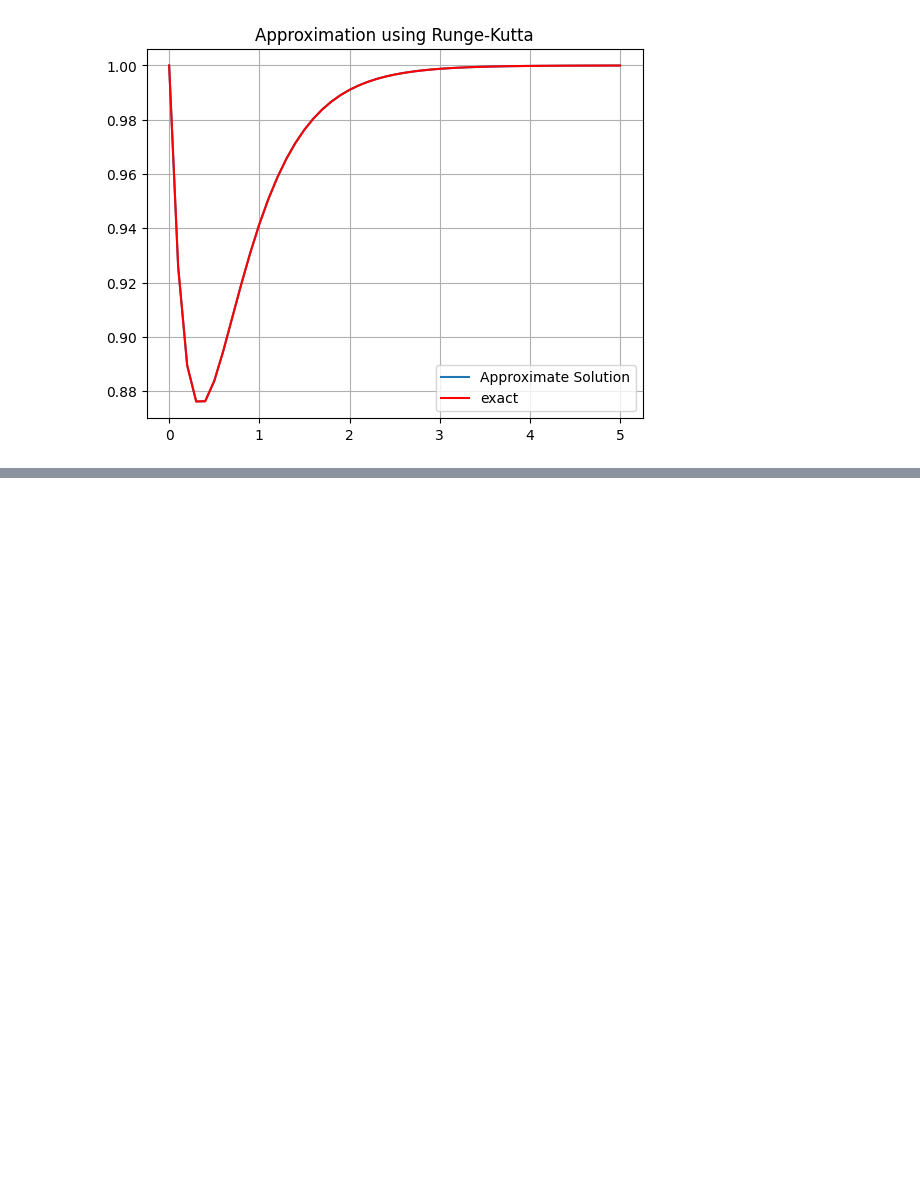
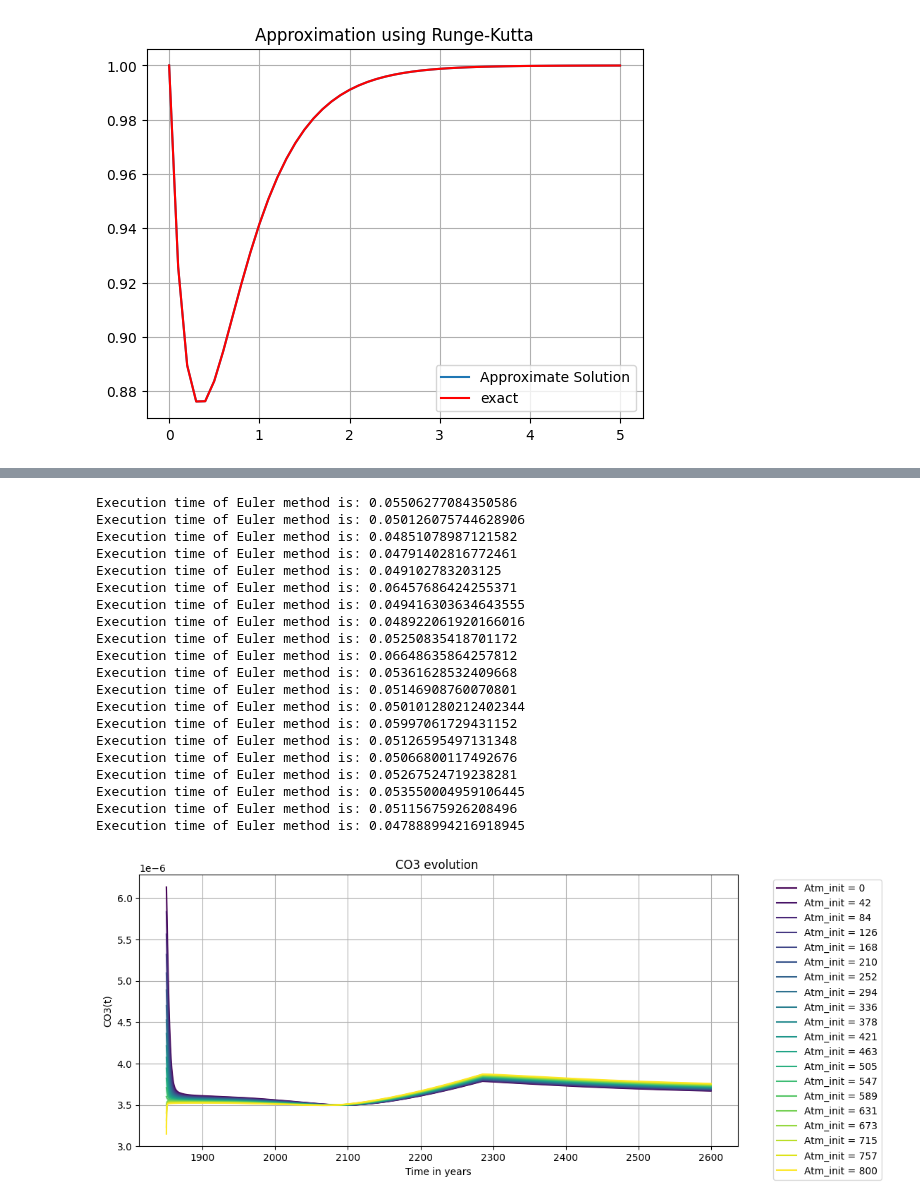
Before and after one commit to KHOUTAIBI/NumericalAnalysis, a Jupyter notebook: python/climate.ipynb, the cells around one changed output, grey strips where cells are left out. Saved outputs shown, nothing was run; the diff lists cells and outputs as text; code cells hidden in the pictures; blank space fills up the shorter version.

```diff
--- a/python/climate.ipynb
+++ b/python/climate.ipynb
@@ -263,0 +305,54 @@ plt.show()
+# %%
+fig, ax = plt.subplots(figsize=(10, 5))
+Atmosphere_Initial = 750
+CarbonateRock_Initial = 100000000
+DeepOcean_Initial = 38000
+FossilFuel_Initial = 7500
+Plant_Initial = 560
+Soil_Initial = 1500
+SurfaceOcean_Initial = 890
+VegLandArea_percent_Initial = 100
+
+atm = np.linspace(0,800,20)
+surfo = np.linspace(500,1000,20)
+
+x0 = [ [a, CarbonateRock_Initial, DeepOcean_Initial, FossilFuel_Initial, Plant_Initial, Soil_Initial, s, VegLandArea_percent_Initial] for (s,a) in zip(surfo,atm)]
+polynomial = lambda x,y : pow(x,2) - Alk*(2*x - Alk)*(1-4*y)
+colors = plt.cm.viridis(np.linspace(0, 1, len(x0)))
+
+for i in range(len(x0)):
+    number_steps, y = euler_Matrix(f=derivative, y_0=x0[i], step=0.1, t_0=1850.0, T=750)
+    inter_C03 = CO3(HCO3(Kcarb(WaterTemp(GlobalTemp(AtmCO2(y[:,0])))),y[:,-4]))
+    ax.plot(np.arange(1850, 1850 + 750 + 0.1, 0.1), inter_C03, color=colors[i], label=f"Atm_init = {int(atm[i])}")
+
+
+# plot and move left
+plt.title('CO3 evolution ')
+plt.xlabel("Time in years")
+plt.ylabel("CO3(t)")
+plt.subplots_adjust(left=0.05)
+plt.legend(bbox_to_anchor=(1.05, 1))
+plt.grid()
+plt.show()
+# %% [output]
+Execution time of Euler method is: 0.05506277084350586
+Execution time of Euler method is: 0.050126075744628906
+Execution time of Euler method is: 0.04851078987121582
+Execution time of Euler method is: 0.04791402816772461
+Execution time of Euler method is: 0.049102783203125
+Execution time of Euler method is: 0.06457686424255371
+Execution time of Euler method is: 0.049416303634643555
+Execution time of Euler method is: 0.048922061920166016
+Execution time of Euler method is: 0.05250835418701172
+Execution time of Euler method is: 0.06648635864257812
+Execution time of Euler method is: 0.05361628532409668
+Execution time of Euler method is: 0.05146908760070801
+Execution time of Euler method is: 0.050101280212402344
+Execution time of Euler method is: 0.05997061729431152
+Execution time of Euler method is: 0.05126595497131348
+Execution time of Euler method is: 0.05066800117492676
+Execution time of Euler method is: 0.05267524719238281
+Execution time of Euler method is: 0.053550004959106445
+Execution time of Euler method is: 0.05115675926208496
+Execution time of Euler method is: 0.047888994216918945
+[figure, added]
```
Also changed, not shown: parts of 9 cells of this notebook.
